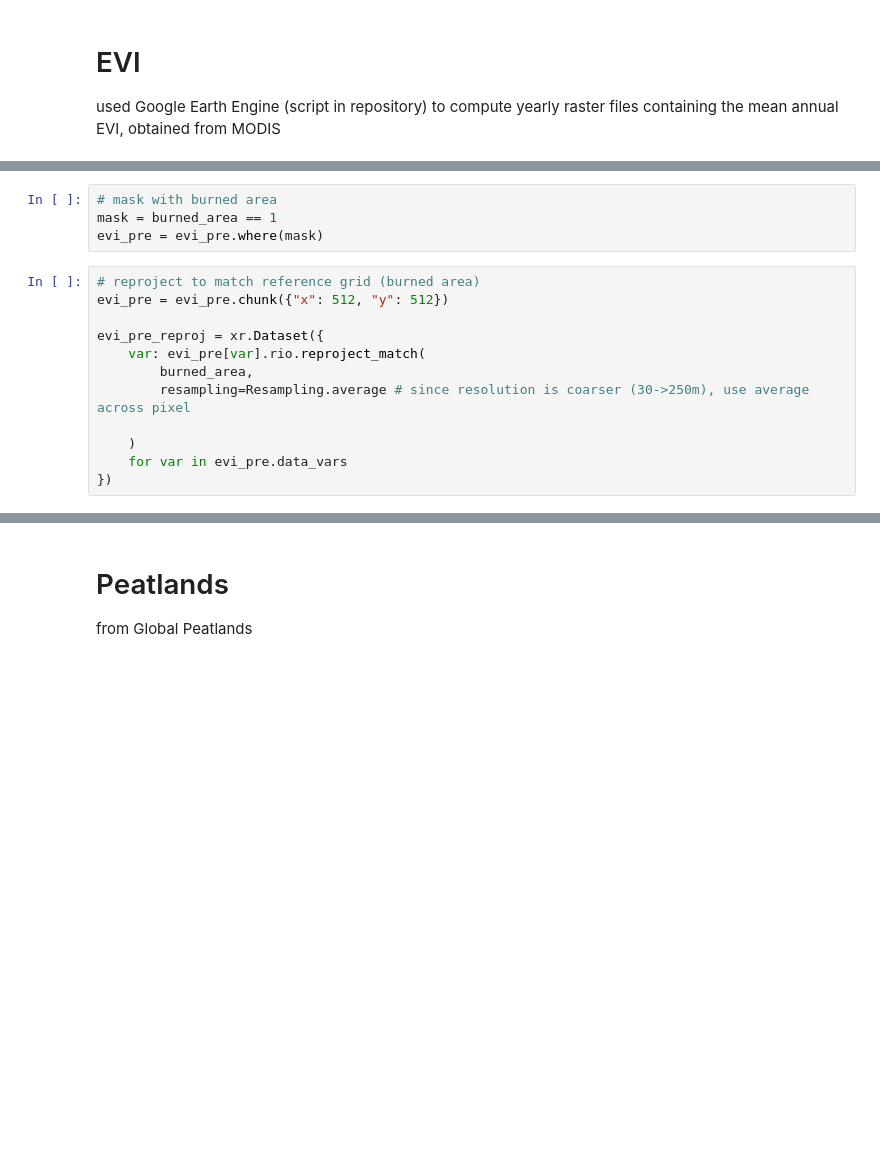
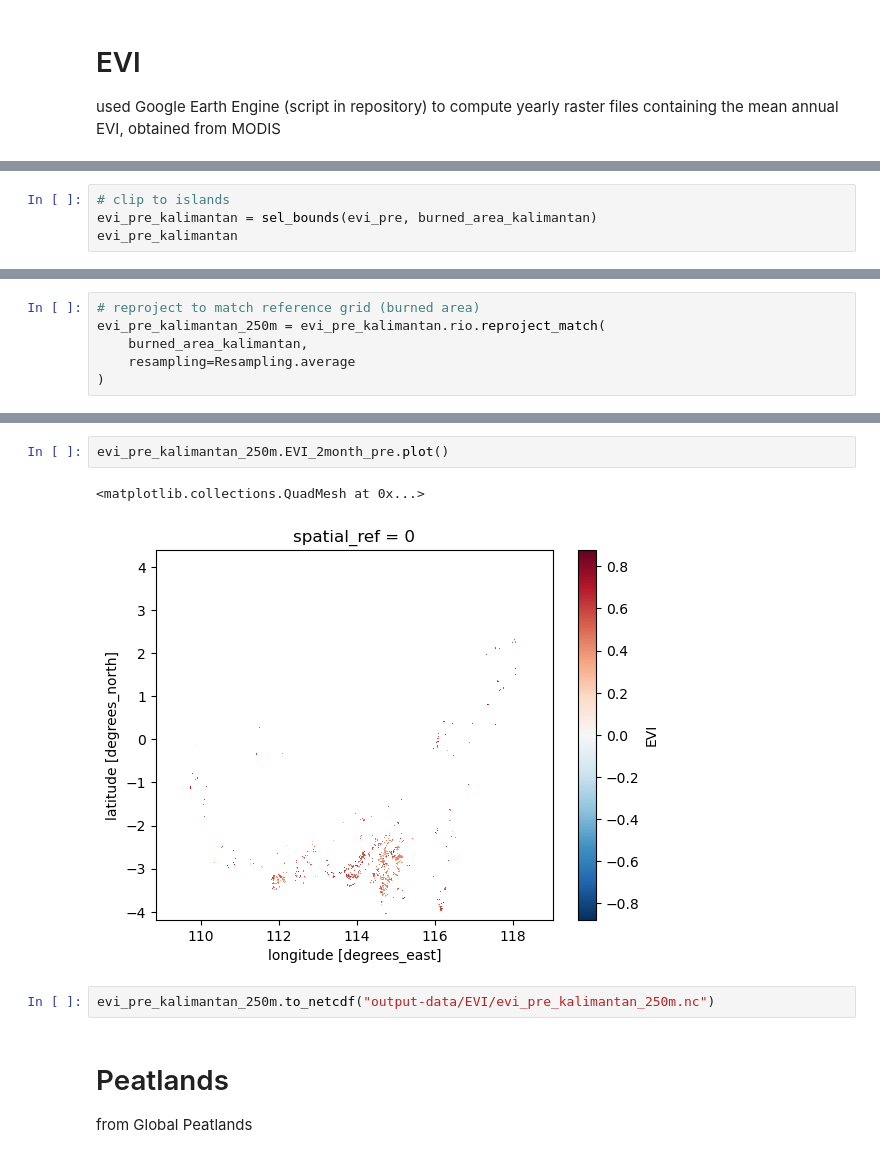
Before and after one commit to ninorp55/tropical-peat-post-fire-vegetation-recovery, a Jupyter notebook: 1_preprocessing.ipynb, the cells around one changed output, grey strips where cells are left out. Saved outputs shown, nothing was run; the diff lists cells and outputs as text; blank space fills up the shorter version.

```diff
--- a/1_preprocessing.ipynb
+++ b/1_preprocessing.ipynb
@@ -273,19 +321,3 @@ evi_2month = xr.open_mfdataset(files_2month, chunks={"x": 1024, "y": 1024}).sque
 
 # combine in one dataset (since grids already align)
 evi_pre = evi_2year.merge(evi_2month, compat='no_conflicts')
-# %%
-# mask with burned area
-mask = burned_area == 1
-evi_pre = evi_pre.where(mask)
-# %%
-# reproject to match reference grid (burned area)
-evi_pre = evi_pre.chunk({"x": 512, "y": 512})
-
-evi_pre_reproj = xr.Dataset({
-    var: evi_pre[var].rio.reproject_match(
-        burned_area,
-        resampling=Resampling.average # since resolution is coarser (30->250m), use average across pixel
-
-    )
-    for var in evi_pre.data_vars
-})
@@ -318,0 +324,4 @@ NameError: name 'burned_area_reproj' is not defined
+# %%
+# clip to islands
+evi_pre_kalimantan = sel_bounds(evi_pre, burned_area_kalimantan)
+evi_pre_kalimantan
@@ -318,0 +356,6 @@ NameError: name 'burned_area_reproj' is not defined
+# %%
+# reproject to match reference grid (burned area)
+evi_pre_kalimantan_250m = evi_pre_kalimantan.rio.reproject_match(
+    burned_area_kalimantan,
+    resampling=Resampling.average
+)
@@ -319,3 +374,10 @@ NameError: name 'burned_area_reproj' is not defined
+# %%
+evi_pre_kalimantan_250m.EVI_2month_pre.plot()
+# %% [output]
+<matplotlib.collections.QuadMesh at 0x...>
+[figure, added]
+# %%
+evi_pre_kalimantan_250m.to_netcdf("output-data/EVI/evi_pre_kalimantan_250m.nc")
 # %% [markdown]
 # Peatlands
 
```
Also changed, not shown: parts of 79 cells of this notebook.
